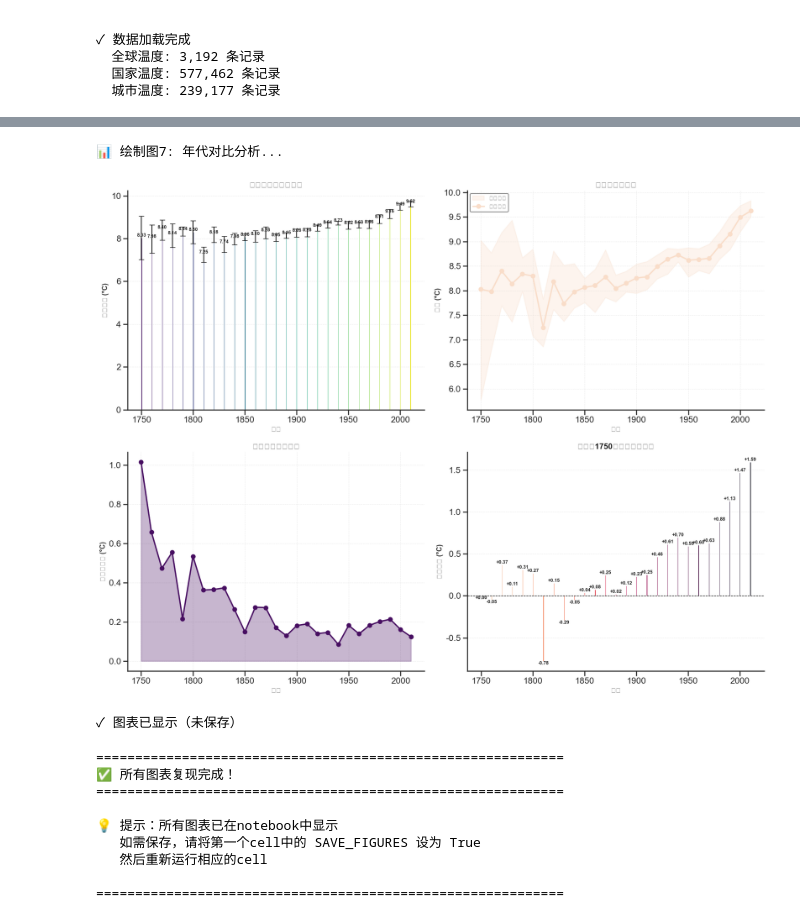
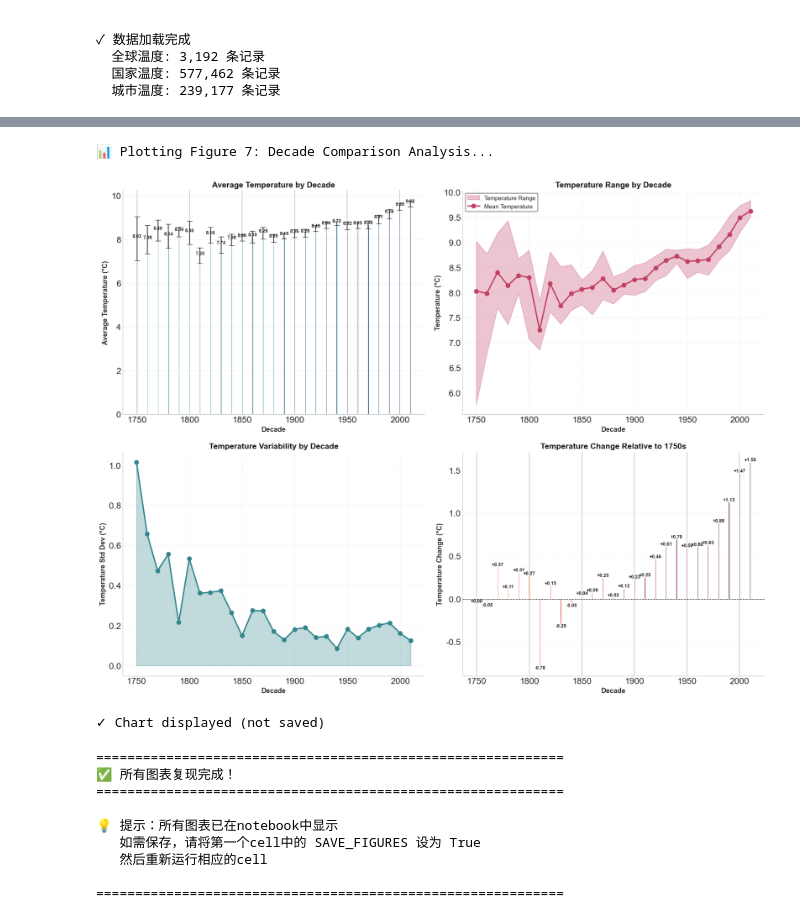
Before and after one commit to 1nh4oX/DV_finalProject, a Jupyter notebook: climate/Jupyter/temperature.ipynb, the cells around one changed output, grey strips where cells are left out. Saved outputs shown, nothing was run; the diff lists cells and outputs as text; code cells hidden in the pictures.

```diff
--- a/climate/Jupyter/temperature.ipynb
+++ b/climate/Jupyter/temperature.ipynb
@@ -469,6 +853,6 @@ Passing `palette` without assigning `hue` is deprecated and will be removed in v
 # %%
 # 图7: 年代对比分析 (12_decade_comparison.png)
-print("📊 绘制图7: 年代对比分析...")
+print("📊 Plotting Figure 7: Decade Comparison Analysis...")
 
 # 按年份聚合
 df_yearly = df_global.groupby('year')['LandAverageTemperature'].mean().reset_index()
@@ -480,16 +864,19 @@ df_decade = df_yearly.groupby('decade')['LandAverageTemperature'].agg(['mean', '
 
 fig, ((ax1, ax2), (ax3, ax4)) = plt.subplots(2, 2, figsize=(18, 14))
 
-# 子图1：年代平均温度
-viridis_colors = sns.color_palette("viridis", len(df_decade))
+# 配色方案
+crest_colors = sns.color_palette("crest", len(df_decade))
+flare_colors = sns.color_palette("flare", len(df_decade))
+
+# 子图1：年代平均温度 (使用 crest)
 bars1 = ax1.bar(df_decade['decade'], df_decade['mean'],
-               color=viridis_colors, edgecolor='white', linewidth=0.8)
+               color=crest_colors, edgecolor='white', linewidth=0.8)
 ax1.errorbar(df_decade['decade'], df_decade['mean'], yerr=df_decade['std'],
-             fmt='none', color='black', capsize=5, linewidth=1.5)
+             fmt='none', color='#333333', capsize=5, linewidth=1.5)
 
-ax1.set_xlabel('年代', fontsize=13, fontweight='bold', color='#333333')
-ax1.set_ylabel('平均温度 (°C)', fontsize=13, fontweight='bold', color='#333333')
-ax1.set_title('各年代平均温度对比', fontsize=15, fontweight='bold', color='#1a1a1a')
+ax1.set_xlabel('Decade', fontsize=13, fontweight='bold', color='#333333')
+ax1.set_ylabel('Average Temperature (°C)', fontsize=13, fontweight='bold', color='#333333')
+ax1.set_title('Average Temperature by Decade', fontsize=15, fontweight='bold', color='#1a1a1a')
 ax1.grid(axis='y', alpha=0.35, linestyle='--', linewidth=0.8)
 ax1.spines['top'].set_visible(False)
 ax1.spines['right'].set_visible(False)
@@ -500,72 +887,71 @@ for bar, mean_val in zip(bars1, df_decade['mean']):
     ax1.text(bar.get_x() + bar.get_width()/2., height,
             f'{mean_val:.2f}', ha='center', va='bottom', fontweight='bold', fontsize=9)
 
-# 子图2：温度范围（min-max）
-rocket_colors = sns.color_palette("rocket_r", len(df_decade))
+# 子图2：温度范围 (使用 flare)
 ax2.fill_between(df_decade['decade'], df_decade['min'], df_decade['max'],
-                alpha=0.3, color=rocket_colors[0], label='温度范围')
+                alpha=0.3, color=flare_colors[len(flare_colors)//2], label='Temperature Range')
 ax2.plot(df_decade['decade'], df_decade['mean'], 'o-', linewidth=2.5,
-        color=rocket_colors[0], markersize=8, label='平均温度')
+        color=flare_colors[len(flare_colors)//2], markersize=8, label='Mean Temperature')
 
-ax2.set_xlabel('年代', fontsize=13, fontweight='bold', color='#333333')
-ax2.set_ylabel('温度 (°C)', fontsize=13, fontweight='bold', color='#333333')
-ax2.set_title('各年代温度范围', fontsize=15, fontweight='bold', color='#1a1a1a')
+ax2.set_xlabel('Decade', fontsize=13, fontweight='bold', color='#333333')
+ax2.set_ylabel('Temperature (°C)', fontsize=13, fontweight='bold', color='#333333')
+ax2.set_title('Temperature Range by Decade', fontsize=15, fontweight='bold', color='#1a1a1a')
 ax2.legend(fontsize=11, frameon=True, fancybox=True, framealpha=0.95, edgecolor='gray')
 ax2.grid(True, alpha=0.35, linestyle='--', linewidth=0.8)
 ax2.spines['top'].set_visible(False)
 ax2.spines['right'].set_visible(False)
 
-# 子图3：温度标准差（波动性）
+# 子图3：温度标准差 (使用 crest)
 ax3.plot(df_decade['decade'], df_decade['std'], 'o-', linewidth=2.5,
-        color=viridis_colors[0], markersize=8)
+        color=crest_colors[len(crest_colors)//2], markersize=8)
 ax3.fill_between(df_decade['decade'], 0, df_decade['std'],
-                alpha=0.3, color=viridis_colors[0])
+                alpha=0.3, color=crest_colors[len(crest_colors)//2])
 
-ax3.set_xlabel('年代', fontsize=13, fontweight='bold', color='#333333')
-ax3.set_ylabel('温度标准差 (°C)', fontsize=13, fontweight='bold', color='#333333')
-ax3.set_title('各年代温度波动性', fontsize=15, fontweight='bold', color='#1a1a1a')
+ax3.set_xlabel('Decade', fontsize=13, fontweight='bold', color='#333333')
+ax3.set_ylabel('Temperature Std Dev (°C)', fontsize=13, fontweight='bold', color='#333333')
+ax3.set_title('Temperature Variability by Decade', fontsize=15, fontweight='bold', color='#1a1a1a')
 ax3.grid(True, alpha=0.35, linestyle='--', linewidth=0.8)
 ax3.spines['top'].set_visible(False)
 ax3.spines['right'].set_visible(False)
 
-# 子图4：温度变化趋势（相对于第一个年代）
+# 子图4：温度变化趋势 (使用 flare)
 first_decade_temp = df_decade.iloc[0]['mean']
 df_decade['change_from_first'] = df_decade['mean'] - first_decade_temp
 
 bars4 = ax4.bar(df_decade['decade'], df_decade['change_from_first'],
-               color=rocket_colors, edgecolor='white', linewidth=0.8)
+               color=flare_colors, edgecolor='white', linewidth=0.8)
 ax4.axhline(0, color='black', linestyle='--', linewidth=1)
 
-ax4.set_xlabel('年代', fontsize=13, fontweight='bold', color='#333333')
-ax4.set_ylabel('温度变化 (°C)', fontsize=13, fontweight='bold', color='#333333')
-ax4.set_title(f'相对于{int(df_decade.iloc[0]["decade"])}年代的温度变化',
+ax4.set_xlabel('Decade', fontsize=13, fontweight='bold', color='#333333')
+ax4.set_ylabel('Temperature Change (°C)', fontsize=13, fontweight='bold', color='#333333')
+ax4.set_title(f'Temperature Change Relative to {int(df_decade.iloc[0]["decade"])}s',
              fontsize=15, fontweight='bold', color='#1a1a1a')
 ax4.grid(axis='y', alpha=0.35, linestyle='--', linewidth=0.8)
 ax4.spines['top'].set_visible(False)
 ax4.spines['right'].set_visible(False)
 
 # 添加数值标签
 for bar, change in zip(bars4, df_decade['change_from_first']):
     height = bar.get_height()
     ax4.text(bar.get_x() + bar.get_width()/2., height,
             f'{change:+.2f}', ha='center',
             va='bottom' if height > 0 else 'top', fontweight='bold', fontsize=9)
 
 plt.tight_layout()
 
 # 显示图表
 plt.show()
 
 # 可选：保存图表
 if SAVE_FIGURES:
     plt.savefig(OUTPUT_DIR / '12_decade_comparison.png', dpi=300, bbox_inches='tight')
-    print("✓ 已保存: 12_decade_comparison.png")
+    print("✓ Saved: 12_decade_comparison.png")
 else:
-    print("✓ 图表已显示（未保存）")
+    print("✓ Chart displayed (not saved)")
 # %% [output]
-📊 绘制图7: 年代对比分析...
+📊 Plotting Figure 7: Decade Comparison Analysis...
-[figure, old version]
+[figure, new version]
-✓ 图表已显示（未保存）
+✓ Chart displayed (not saved)
 # %%
 # 完成总结
 print("\n" + "="*60)
```
Also changed, not shown: parts of 6 cells of this notebook, 1 other file.
